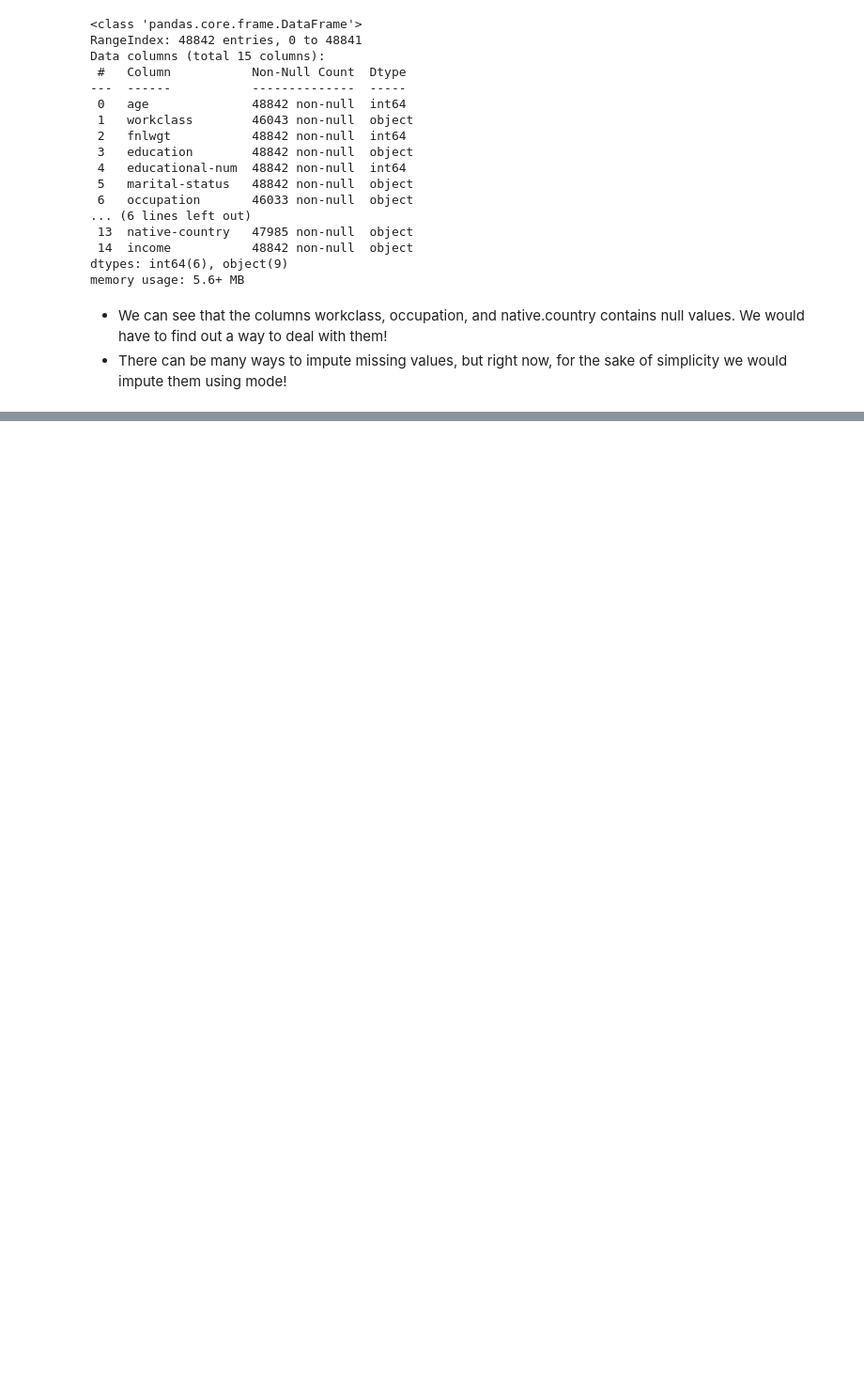
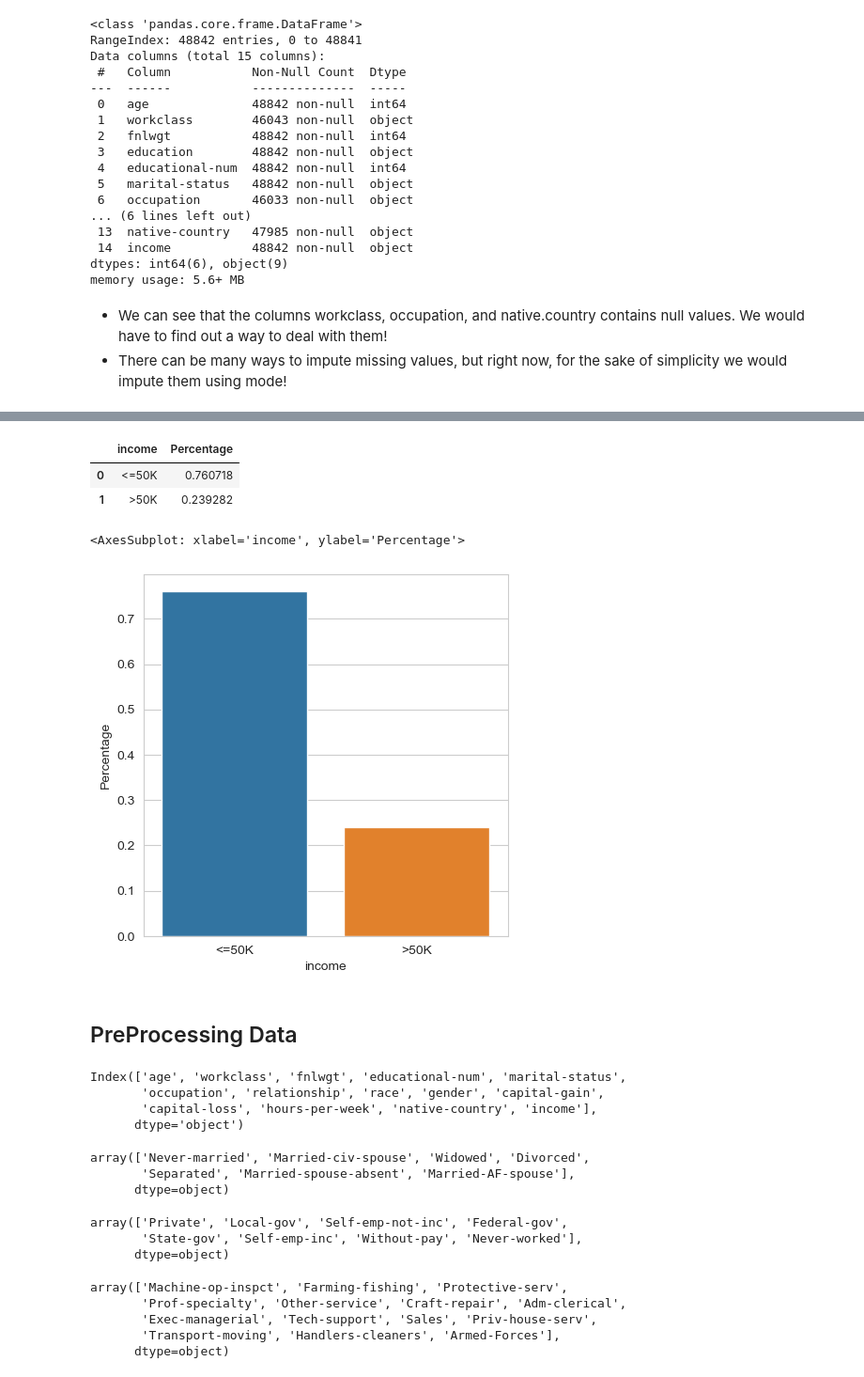
Before and after one commit to rohan-singh987/Income-Predictor, a Jupyter notebook: IncomePrediction.ipynb, the cells around one changed output, grey strips where cells are left out. Shown at 94% size. Cells and saved outputs as stored; diff of their text form; code cells hidden in the pictures; blank space fills up the shorter version.

Commit message:
preProcessing Data
Signed-off-by: Rohan Singh <rohannsingh98765@gmail.com>

```diff
--- a/IncomePrediction.ipynb
+++ b/IncomePrediction.ipynb
@@ -86,0 +130,2 @@ for col in ['workclass', 'occupation', 'native-country']:
+# %%
+data.drop('education', axis=1, inplace=True)
@@ -86,0 +143,43 @@ for col in ['workclass', 'occupation', 'native-country']:
+# %%
+eda_percentage = data['income'].value_counts(normalize = True).rename_axis('income').reset_index(name = 'Percentage')
+eda_percentage
+# %% [output]
+|  | income | Percentage |
+| 0 | <=50K | 0.760718 |
+| 1 | >50K | 0.239282 |
+# %%
+sns.set_style("whitegrid")
+plt.figure(figsize = (5,5))
+sns.barplot(x='income', y='Percentage' ,data=eda_percentage )
+# %% [output]
+<AxesSubplot: xlabel='income', ylabel='Percentage'>
+[figure, added]
+# %% [markdown]
+## PreProcessing Data
+# %%
+data.columns
+# %% [output]
+Index(['age', 'workclass', 'fnlwgt', 'educational-num', 'marital-status',
+       'occupation', 'relationship', 'race', 'gender', 'capital-gain',
+       'capital-loss', 'hours-per-week', 'native-country', 'income'],
+      dtype='object')
+# %%
+data['marital-status'].unique()
+# %% [output]
+array(['Never-married', 'Married-civ-spouse', 'Widowed', 'Divorced',
+       'Separated', 'Married-spouse-absent', 'Married-AF-spouse'],
+      dtype=object)
+# %%
+data['workclass'].unique()
+# %% [output]
+array(['Private', 'Local-gov', 'Self-emp-not-inc', 'Federal-gov',
+       'State-gov', 'Self-emp-inc', 'Without-pay', 'Never-worked'],
+      dtype=object)
+# %%
+data['occupation'].unique()
+# %% [output]
+array(['Machine-op-inspct', 'Farming-fishing', 'Protective-serv',
+       'Prof-specialty', 'Other-service', 'Craft-repair', 'Adm-clerical',
+       'Exec-managerial', 'Tech-support', 'Sales', 'Priv-house-serv',
+       'Transport-moving', 'Handlers-cleaners', 'Armed-Forces'],
+      dtype=object)
```
Also changed, not shown: parts of 19 cells of this notebook.
